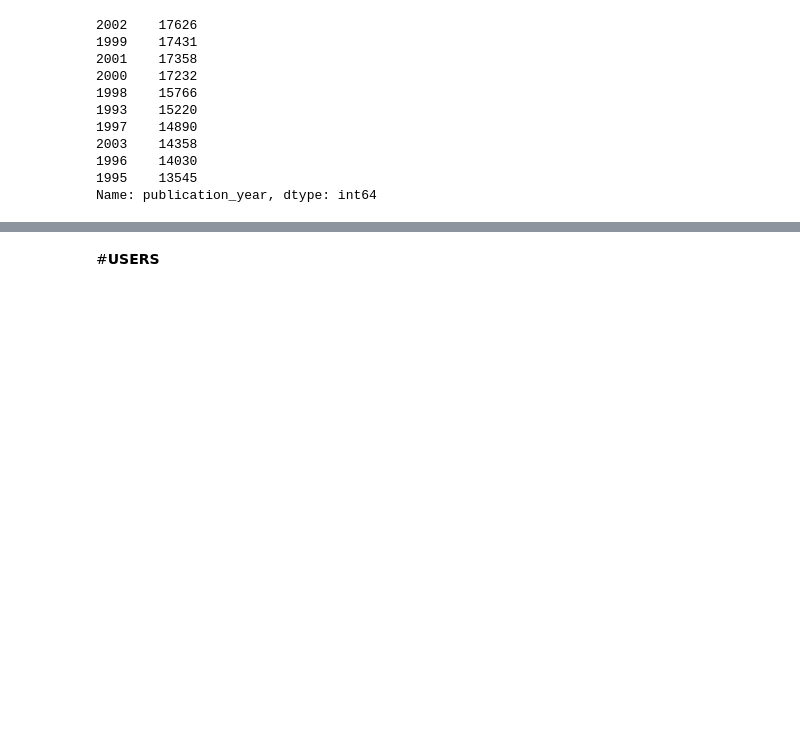
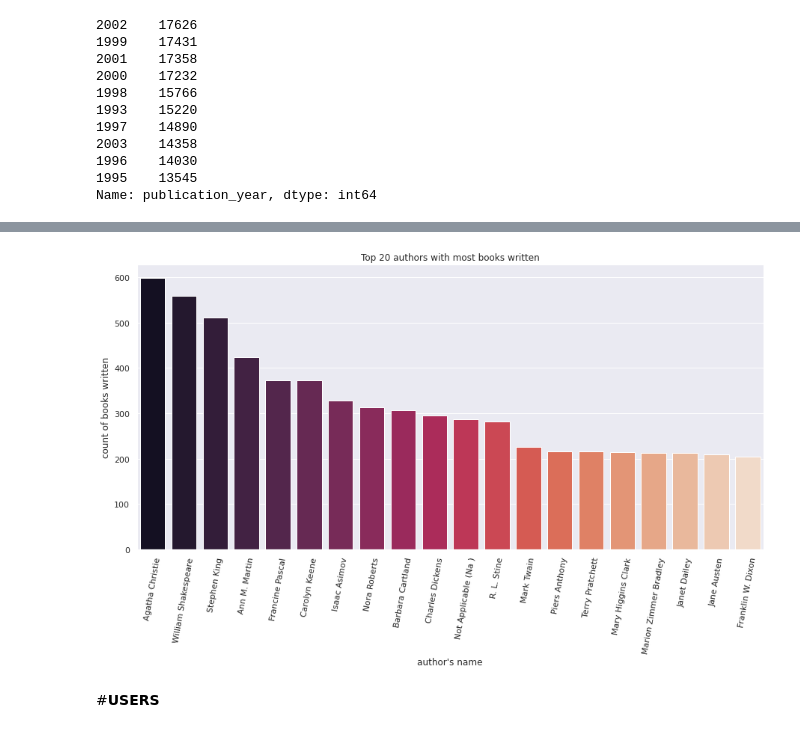
Before and after one commit to skaty5678/Book-recommendation-system, a Jupyter notebook: Book_Recommendation_System_SANJEEV_KUMAR_THAKUR.ipynb, the cells around one changed output, grey strips where cells are left out. Drawn from its saved outputs; the diff is of its cells as text; code cells hidden in the pictures; blank space fills up the shorter version.

```diff
--- a/Book_Recommendation_System_SANJEEV_KUMAR_THAKUR.ipynb
+++ b/Book_Recommendation_System_SANJEEV_KUMAR_THAKUR.ipynb
@@ -224,3 +202,12 @@ plt.show()
+# %%
+plt.subplots(figsize=(15,7))
+sns.set_theme(style="darkgrid",context = 'notebook')
+sns.barplot(x = books['author'].value_counts()[:20].index,y = books['author'].value_counts()[:20].values,
+            palette = 'rocket').set(title = 'Top 20 authors with most books written',xlabel = "author's name",ylabel = 'count of books written')
+plt.xticks(rotation = 80)
+plt.show()
+# %% [output]
+[figure, added]
 # %% [markdown]
 #**USERS**
 # %%
```
Also changed, not shown: parts of 15 cells of this notebook.
